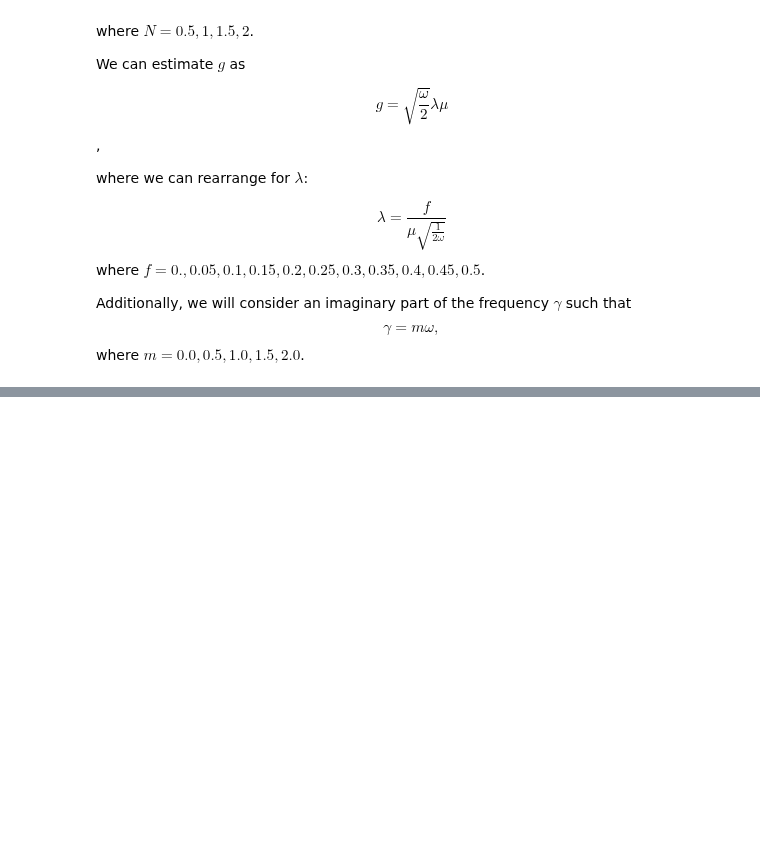
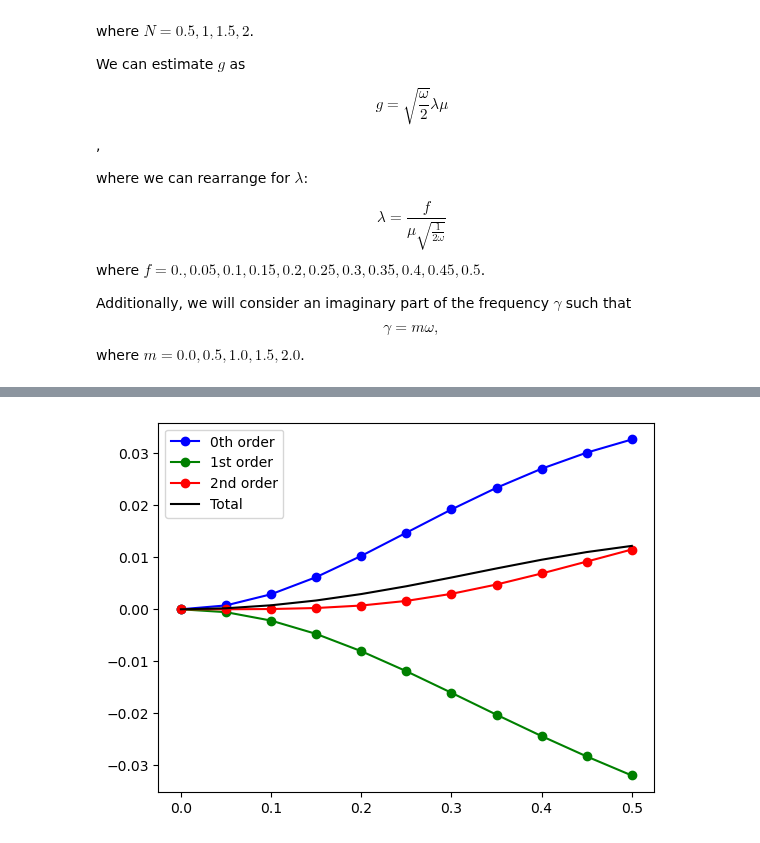
Before and after one commit to FoleyLab/psi4polaritonic, a Jupyter notebook: MgHp_Figure_4.ipynb, the cells around one changed output, grey strips where cells are left out. Drawn from its saved outputs; the diff is of its cells as text; code cells hidden in the pictures; blank space fills up the shorter version.

```diff
--- a/MgHp_Figure_4.ipynb
+++ b/MgHp_Figure_4.ipynb
@@ -149,31 +352,35 @@ for l in lambda_list:
 # %%
 
 
-#plt.plot(relative_strength/om_r, photon_occupation_zo, '-bo', label="0th order")
-#plt.plot(relative_strength/om_r, photon_occupation_fo, '-go', label="1st order")
-#plt.plot(relative_strength/om_r, photon_occupation_so, '-ro', label="2nd order")
-plt.plot(lambda_list, photon_occupation, '-o', label="Total")
+plt.plot(relative_strength/om_r, photon_occupation_zo, '-bo', label="0th order")
+plt.plot(relative_strength/om_r, photon_occupation_fo, '-go', label="1st order")
+plt.plot(relative_strength/om_r, photon_occupation_so, '-ro', label="2nd order")
+plt.plot(relative_strength/om_r, photon_occupation, 'black', label="Total")
+
+#plt.plot(lambda_list, photon_occupation, '-o', label="Total")
 
 #plt.plot(relative_strength[1,:]/om_r, photon_occupation_L[1,:], 'y--')
 #plt.plot(relative_strength[2,:]/om_r, photon_occupation_L[2,:], 'g--')
 #plt.plot(relative_strength[3,:]/om_r, photon_occupation_L[3,:], 'r--')
 #plt.plot(relative_strength[4,:]/om_r, photon_occupation_L[4,:], '-o')
 #plt.xlim(0,0.65)
 #plt.ylim(0,0.045)
 plt.legend()
 plt.show()
 
 #for i in range(0, len(relative_strength[1,:])):
 #    print(relative_strength[0,i]/om_r, photon_occupation_L[0,i],
 #          relative_strength[1,i]/om_r, photon_occupation_L[1,i],
 #          relative_strength[2,i]/om_r, photon_occupation_L[2,i],
 #          relative_strength[3,i]/om_r, photon_occupation_L[3,i],
 #          relative_strength[4,i]/om_r, photon_occupation_L[4,i])
 
 
 
 
 #|c_o^1|^2
+# %% [output]
+[figure, added]
 # %%
 for i in range(len(relative_strength)):
     print(lambda_list[i], photon_occupation_zo[i], photon_occupation_fo[i], photon_occupation_so[i],
```
Also changed, not shown: parts of 3 cells of this notebook, 9 other files.
